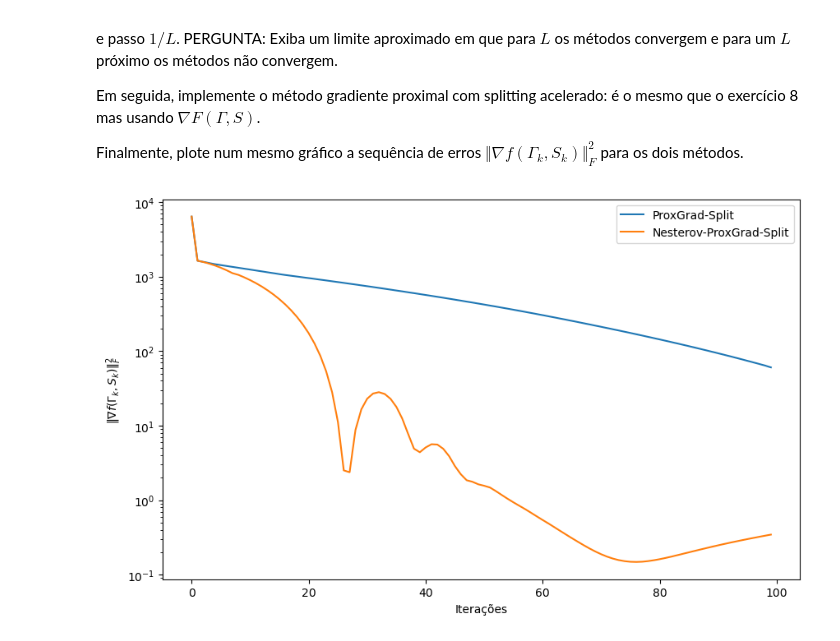
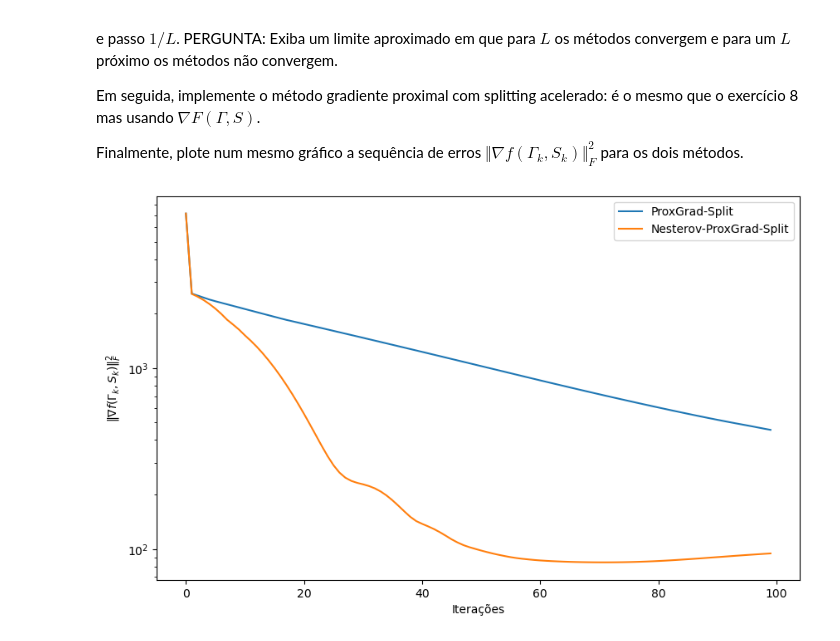
Before and after one commit to scrocha/otimizacao-OCD-2024, a Jupyter notebook: Atividade_04/additive_matrix_decomposition_Sillas.ipynb, the cells around one changed output. Drawn from its saved outputs; the diff is of its cells as text; code cells hidden in the pictures.

```diff
--- a/Atividade_04/additive_matrix_decomposition_Sillas.ipynb
+++ b/Atividade_04/additive_matrix_decomposition_Sillas.ipynb
@@ -547,15 +547,11 @@ Construa uma função `dF(Gamma,S)` que retorna o gradiente $\nabla F(\Gamma,S)$
 # %%
 #Escreva o código aqui
 def dF(Gamma, S, X, Y):
-    error = np.zeros_like(Gamma)
+    error = Y - (Gamma + S)
 
-    for i in range(len(X)):
-        error += X[i] - (Gamma + S)
+    df = -error
 
-    # dF = -error
-    dF = -error/len(X)
-
-    return dF
+    return df
 # %% [markdown]
 # Exercício 12:
 
@@ -575,23 +571,22 @@ Finalmente, plote num mesmo gráfico a sequência de erros $\Vert\nabla f(\Gamma
 # %%
 #Escreva o código aqui
 a = Gamma_mag / np.sqrt(n)
 lambd = sd * np.sqrt((d_1 + d_2) / n)
 tau = sd * np.sqrt(np.log(d_1 * d_2) / n) + Gamma_mag / np.sqrt(n)
 
 Gamma_init = np.random.randn(d_1, d_2)
 S_init = np.random.randn(d_1, d_2)
-Y = np.random.randn(d_1, d_2)
 
-f1_2 = trace_reg_MD(dF, n,d_1,d_2,X,y,L,lambd,tau,a,Gamma0,S0,tfinal)
-f2_2 = trace_reg_MD_acc(dF, n,d_1,d_2,X,y,L,lambd,tau,a,Gamma0,S0,tfinal)
+f1_2 = trace_reg_MD(dF, n,d_1,d_2,X,Y,L,lambd,tau,a,Gamma0,S0,tfinal)
+f2_2 = trace_reg_MD_acc(dF, n,d_1,d_2,X,Y,L,lambd,tau,a,Gamma0,S0,tfinal)
 
 plt.figure(figsize=(10, 6))
 plt.plot(f1_2[0], label='ProxGrad-Split')
 plt.plot(f2_2[0], label='Nesterov-ProxGrad-Split')
 plt.yscale("log")
 plt.xlabel("Iterações")
 plt.ylabel(r"$\Vert \nabla f(\Gamma_k, S_k) \Vert_F^2$")
 plt.legend()
 plt.show()
 # %% [output]
-[figure, old version]
+[figure, new version]
```
Also changed, not shown: parts of 7 cells of this notebook, 1 other file.
